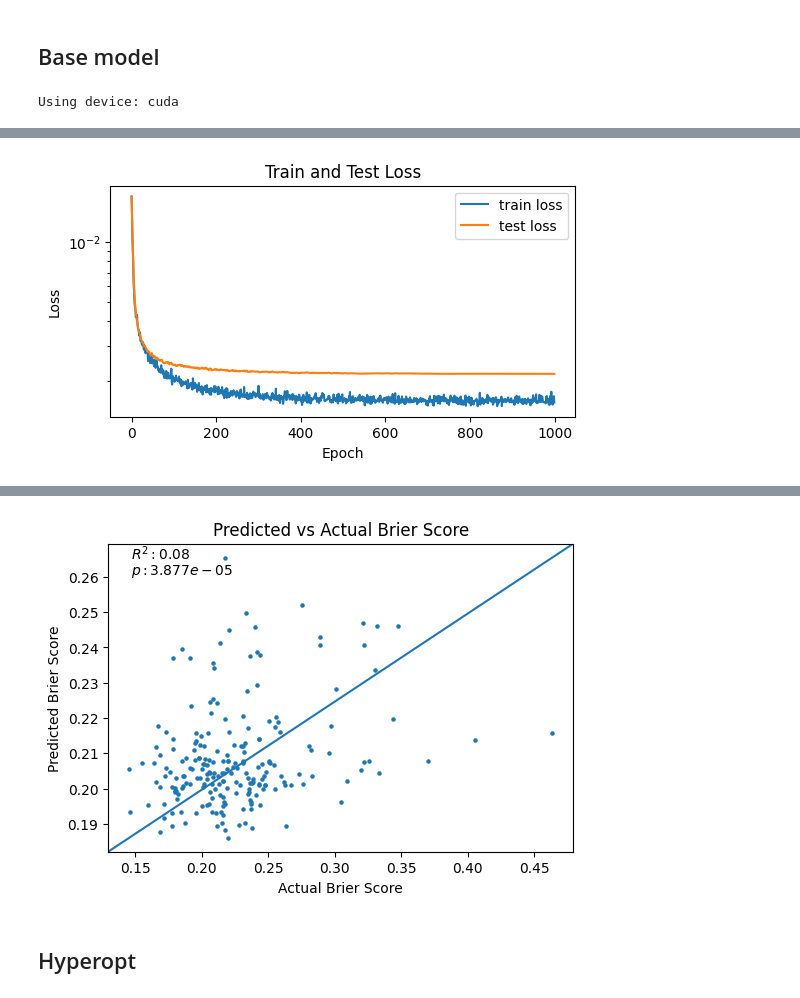
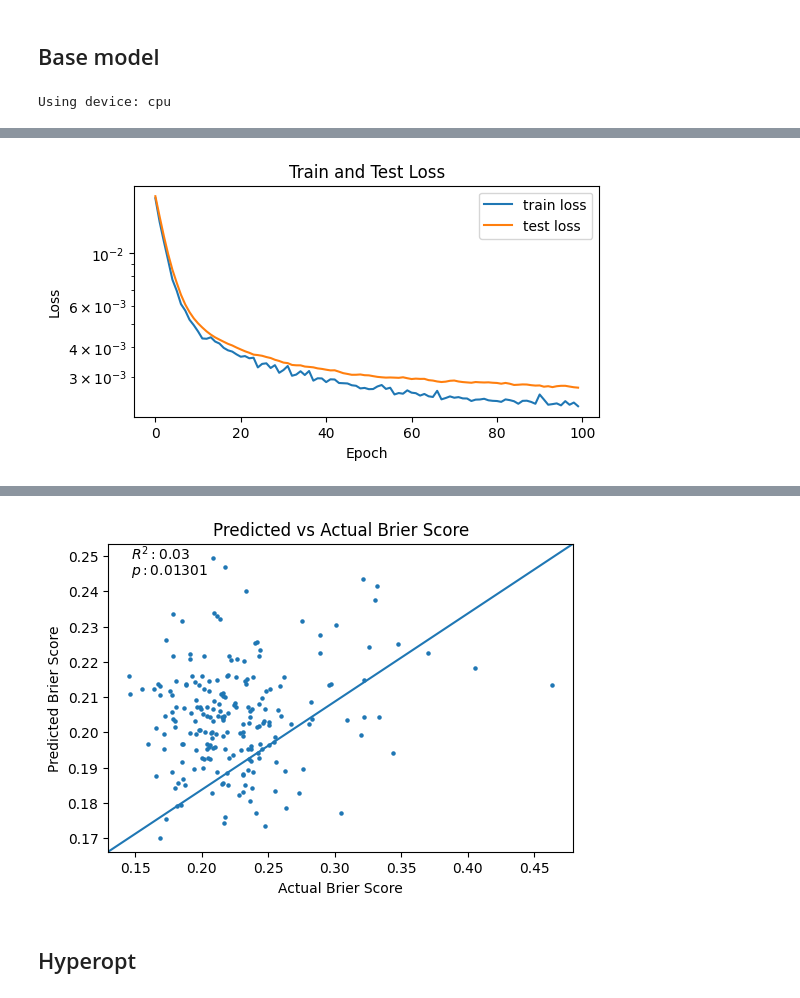
Before and after one commit to jbreffle/acx-prediction-contest, a Jupyter notebook: notebooks/6_hyperopt_nn.ipynb, the cells around one changed output, grey strips where cells are left out. Drawn from its saved outputs; the diff is of its cells as text; code cells hidden in the pictures.

```diff
--- a/notebooks/6_hyperopt_nn.ipynb
+++ b/notebooks/6_hyperopt_nn.ipynb
@@ -94,6 +92,10 @@ params = models.get_default_params()
 # Override some parameters
 params.hidden_layer_sizes = [50, 500, 50]
 params.weight_decay = 0.01
+
+# Runtime toggle for notebook execution speed
+run_full_hyperopt = False
+params.n_epochs = 1000 if run_full_hyperopt else 100
 
 seed = 42
 torch.manual_seed(seed)
@@ -110,7 +112,7 @@ test_loader = DataLoader(test_data, batch_size=len(test_data.tensors[0]))
 X_train, y_train = X_train.to(params.device), y_train.to(params.device)
 X_test, y_test = X_test.to(params.device), y_test.to(params.device)
 # %% [output]
-Using device: cuda
+Using device: cpu
 # %%
 # Create the model
 input_size = X_train.shape[1]
@@ -156,8 +158,8 @@ print(f"Mean model loss: {mean_loss:.7f}")
 
 
 # Plot predictions against actual values
-x = y_test.cpu().numpy()
-y = y_pred.cpu().detach().numpy()
+x = y_test.cpu().numpy().squeeze()
+y = y_pred.cpu().detach().numpy().squeeze()
 fig = plt.figure(figsize=(6, 4))
 ax = fig.add_subplot(111)
 ax.scatter(x, y, s=5)
@@ -190 +183 @@ Epoch [1000/1000], Train loss: 00.0017, Test loss: 00.0022, Run Time: 26.47
-[figure, old version]
+[figure, new version]
@@ -192,5 +185,5 @@ Neural net Loss: 0.0021766
 Mean model loss: 0.0020254
-[figure, old version]
+[figure, new version]
 # %% [markdown]
 ## Hyperopt
 # %%
```
Also changed, not shown: parts of 6 cells of this notebook, 25 other files.
